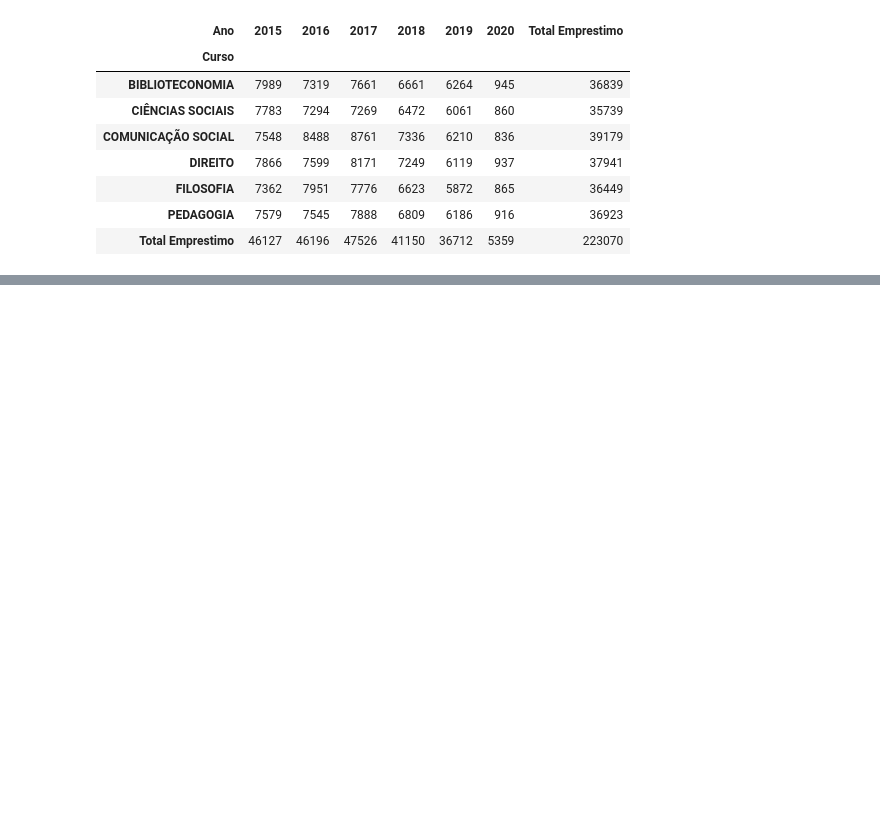
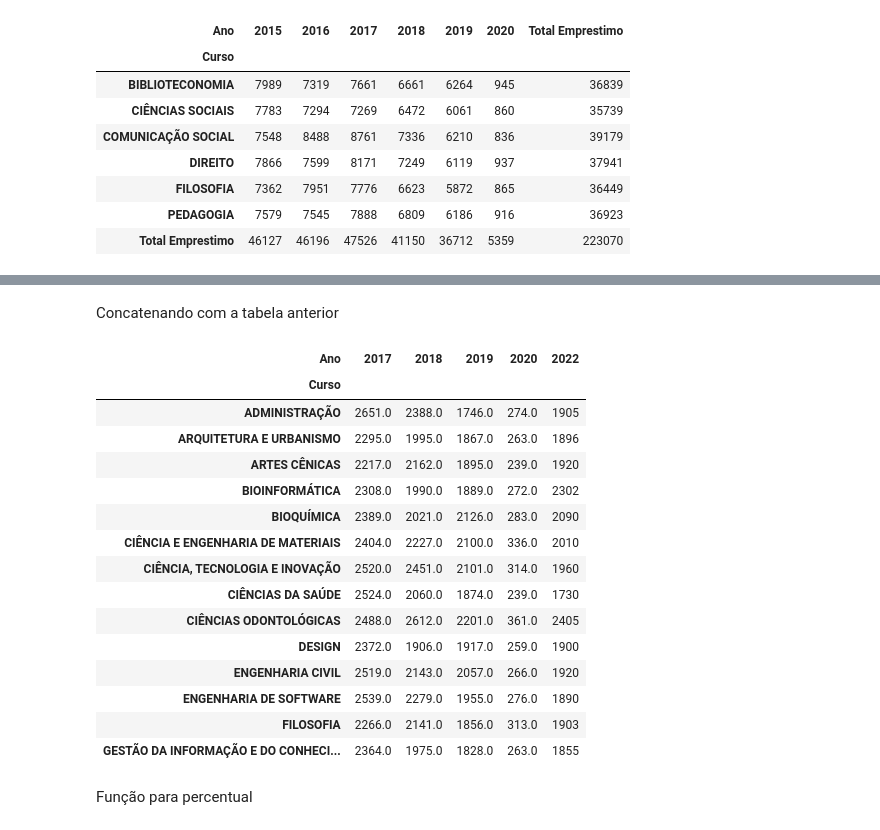
Before and after one commit to giuliacaxi/7DaysOfCode---Python-Pandas, a Jupyter notebook: Analise/data.ipynb, the cells around one changed output, grey strips where cells are left out. Cells and saved outputs as stored; diff of their text form; code cells hidden in the pictures; blank space fills up the shorter version.

Commit message:
Percentuais de empréstimo de alunos de pós-graduação e criação de HTML da tabela

```diff
--- a/Analise/data.ipynb
+++ b/Analise/data.ipynb
@@ -1158,0 +1358,4 @@ emprestimos_cursos_especificos
+# %%
+emprestimos_alunos_pos_partir_2017 = emprestimos_alunos_pos_partir_2017.iloc[:,[1,3]].value_counts().reset_index()
+emprestimos_alunos_pos_partir_2017.columns = ['Ano','Curso', 'Quantidade_Emprestimo']
+emprestimos_alunos_pos_partir_2017.head()
@@ -1158,0 +1369,8 @@ emprestimos_cursos_especificos
+# %%
+emprestimos_pos_curso = emprestimos_alunos_pos_partir_2017.pivot_table(
+    index = 'Curso',
+    columns = 'Ano',
+    values =  'Quantidade_Emprestimo',
+)
+
+emprestimos_pos_curso
@@ -1158,0 +1398,3 @@ emprestimos_cursos_especificos
+# %%
+previsao_2022 = pd.read_table('https://github.com/FranciscoFoz/7_Days_of_Code_Alura-Python-Pandas/raw/main/Dia_7-Apresentando_resultados_em_HTML/Dataset/previsao')
+previsao_2022.head()
@@ -1158,0 +1408,3 @@ emprestimos_cursos_especificos
+# %%
+previsao_2022 = previsao_2022['curso previsao_2022'].str.split(' ', expand=True)
+previsao_2022.head()
@@ -1158,0 +1418,23 @@ emprestimos_cursos_especificos
+# %% [markdown]
+Concatenando com a tabela anterior
+# %%
+previsao_2022.index = emprestimos_pos_curso.index
+emprestimos_pos_curso['2022'] = previsao_2022.iloc[:,1]
+emprestimos_pos_curso
+# %% [output]
+| Ano | 2017 | 2018 | 2019 | 2020 | 2022 |
+| Curso |  |  |  |  |  |
+| ADMINISTRAÇÃO | 2651.0 | 2388.0 | 1746.0 | 274.0 | 1905 |
+| ARQUITETURA E URBANISMO | 2295.0 | 1995.0 | 1867.0 | 263.0 | 1896 |
+| ARTES CÊNICAS | 2217.0 | 2162.0 | 1895.0 | 239.0 | 1920 |
+| BIOINFORMÁTICA | 2308.0 | 1990.0 | 1889.0 | 272.0 | 2302 |
+| BIOQUÍMICA | 2389.0 | 2021.0 | 2126.0 | 283.0 | 2090 |
+| CIÊNCIA E ENGENHARIA DE MATERIAIS | 2404.0 | 2227.0 | 2100.0 | 336.0 | 2010 |
+| CIÊNCIA, TECNOLOGIA E INOVAÇÃO | 2520.0 | 2451.0 | 2101.0 | 314.0 | 1960 |
+| CIÊNCIAS DA SAÚDE | 2524.0 | 2060.0 | 1874.0 | 239.0 | 1730 |
+| CIÊNCIAS ODONTOLÓGICAS | 2488.0 | 2612.0 | 2201.0 | 361.0 | 2405 |
+| DESIGN | 2372.0 | 1906.0 | 1917.0 | 259.0 | 1900 |
+| ENGENHARIA CIVIL | 2519.0 | 2143.0 | 2057.0 | 266.0 | 1920 |
+| ENGENHARIA DE SOFTWARE | 2539.0 | 2279.0 | 1955.0 | 276.0 | 1890 |
+| FILOSOFIA | 2266.0 | 2141.0 | 1856.0 | 313.0 | 1903 |
+| GESTÃO DA INFORMAÇÃO E DO CONHECI... | 2364.0 | 1975.0 | 1828.0 | 263.0 | 1855 |
@@ -1158,0 +1443,2 @@ emprestimos_cursos_especificos
+# %% [markdown]
+Função para percentual
```
Also changed, not shown: parts of 41 cells of this notebook, 1 other file.
